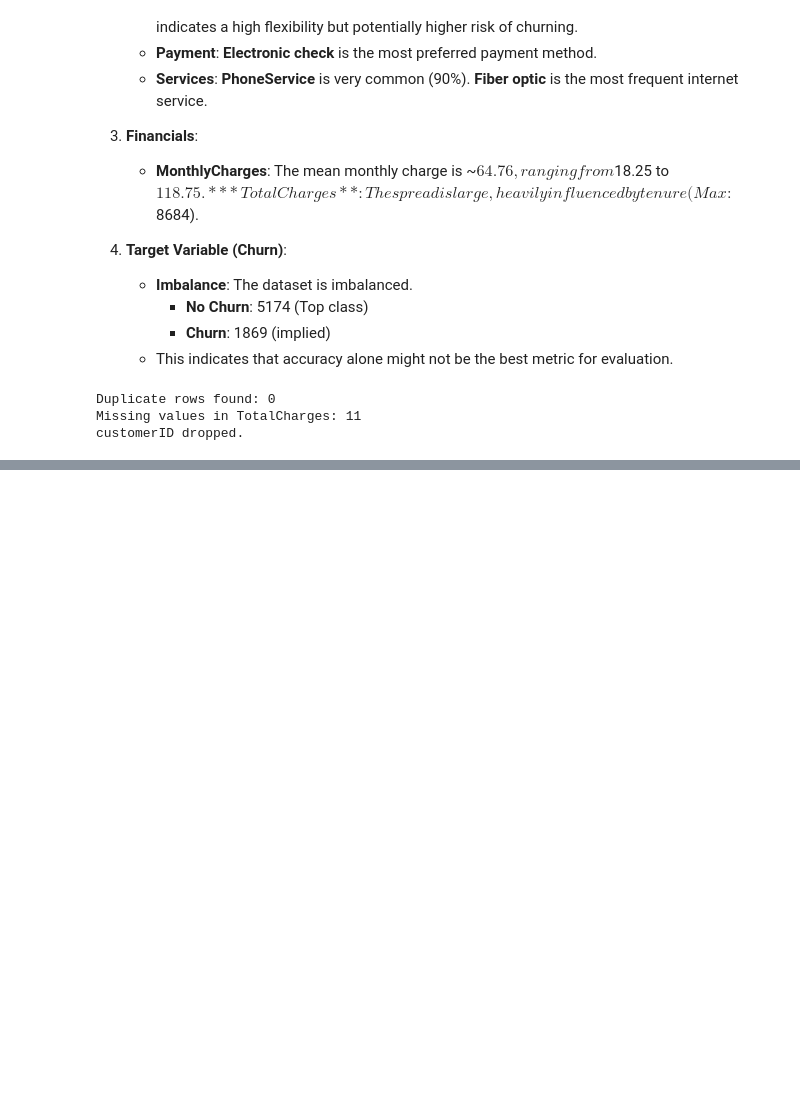
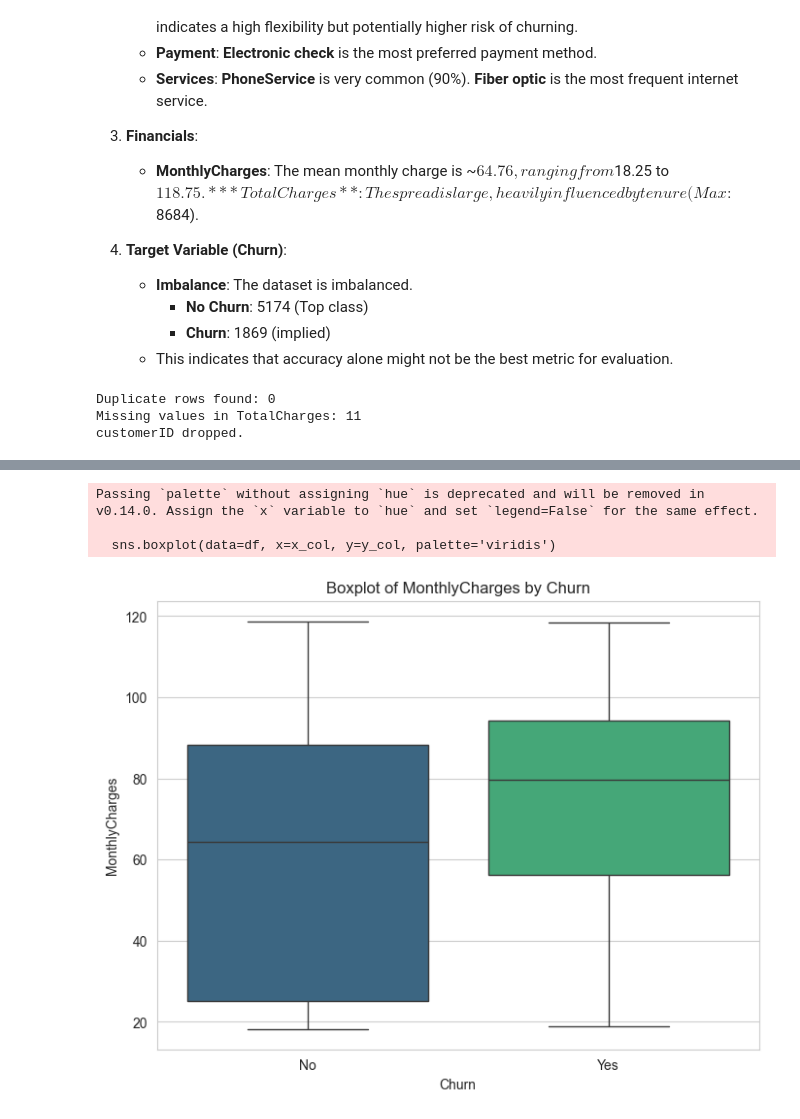
Before and after one commit to MiledAmer/Customer-Churn-Prediction-Project, a Jupyter notebook: notebooks/01_EDA.ipynb, the cells around one changed output, grey strips where cells are left out. Drawn from its saved outputs; the diff is of its cells as text; code cells hidden in the pictures; blank space fills up the shorter version.

```diff
--- a/notebooks/01_EDA.ipynb
+++ b/notebooks/01_EDA.ipynb
@@ -107,0 +202,9 @@ Passing `palette` without assigning `hue` is deprecated and will be removed in v
+# %%
+
+# Check for outliers in MonthlyCharges
+viz.plot_boxplot(df, 'Churn', 'MonthlyCharges')
+# %% [output]
+Passing `palette` without assigning `hue` is deprecated and will be removed in v0.14.0. Assign the `x` variable to `hue` and set `legend=False` for the same effect.
+
+  sns.boxplot(data=df, x=x_col, y=y_col, palette='viridis')
+[figure, added]
```
Also changed, not shown: parts of 19 cells of this notebook, 1 other file.
